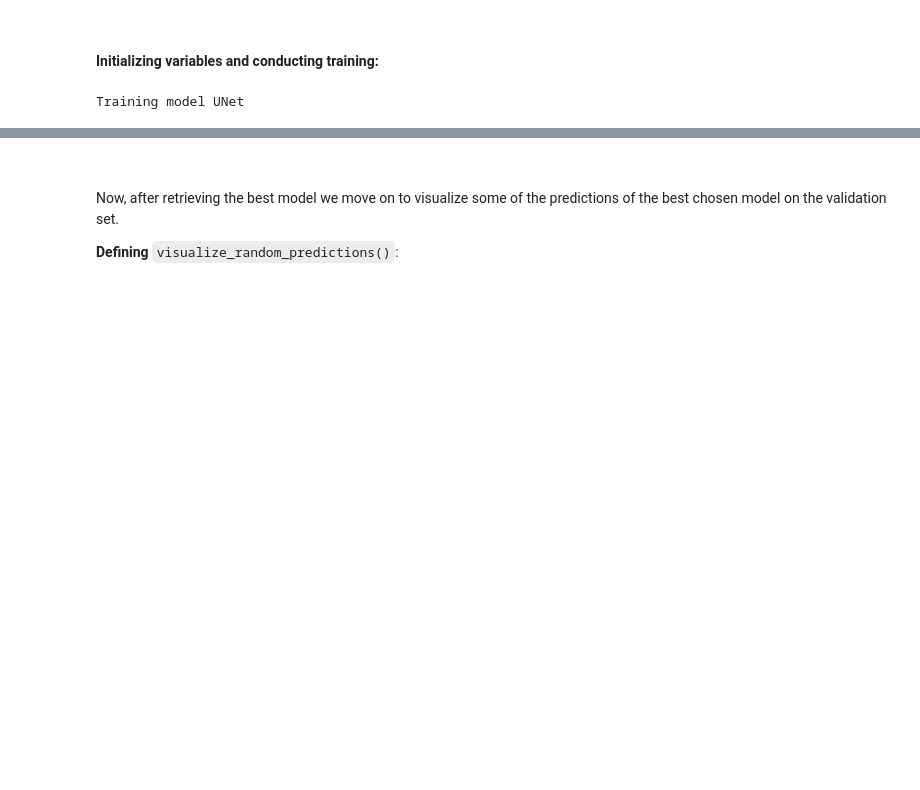
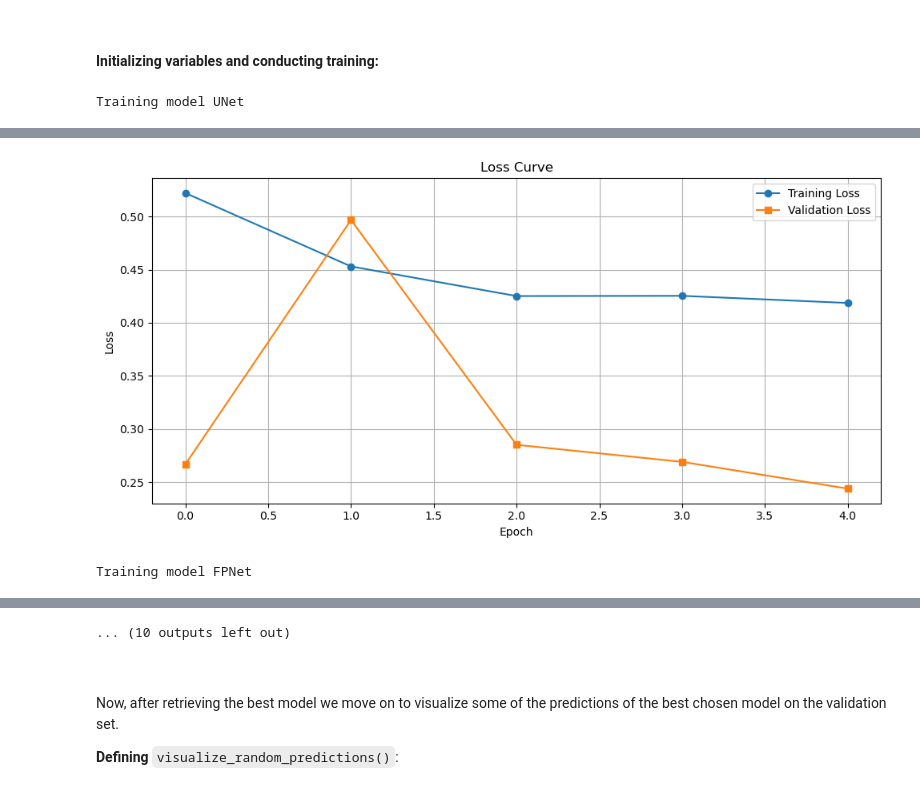
Before and after one commit to HalfdanH/IDD_367a, a Jupyter notebook: main.ipynb, the cells around one changed output, grey strips where cells are left out. Drawn from its saved outputs; the diff is of its cells as text; code cells hidden in the pictures; blank space fills up the shorter version.

```diff
--- a/main.ipynb
+++ b/main.ipynb
@@ -50,7 +50,7 @@ elif torch.backends.mps.is_available():
 else:
     device = torch.device("cpu")
 print(f"Using device: {device}")
-data_path = "data"
+data_path = "../data"
 # %% [output]
 Using device: mps
 # %% [markdown]
@@ -736,7 +736,7 @@ for i in range(0, len(models)):
     model = models[i]
     if train:
         print(f"Training model {model}")
-        best_loss = train_model(model, train_loader_w_bands, val_loader_w_bands, num_epochs=10)
+        best_loss = train_model(model, train_loader_w_bands, val_loader_w_bands, num_epochs=5)
         model_loss[i] = best_loss
         torch.save(model.state_dict(), f"{model}_weights.pth")
     else:
@@ -753,0 +758,2 @@ KeyboardInterrupt:
+[figure, added]
+Training model FPNet
@@ -754,3 +764,4 @@ KeyboardInterrupt:
+... (10 outputs left out)
 # %% [markdown]
 &nbsp;
 
```
Also changed, not shown: parts of 6 cells of this notebook, 1 other file.
